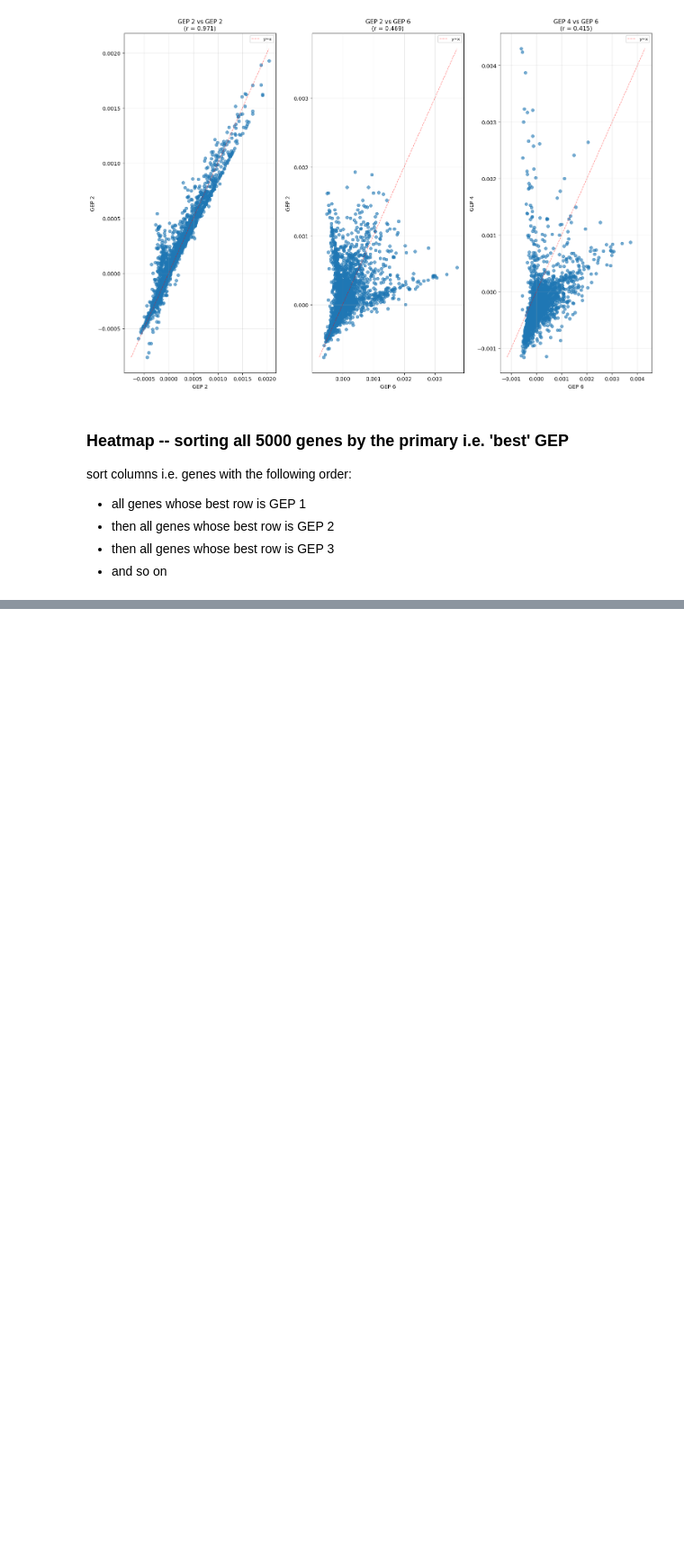
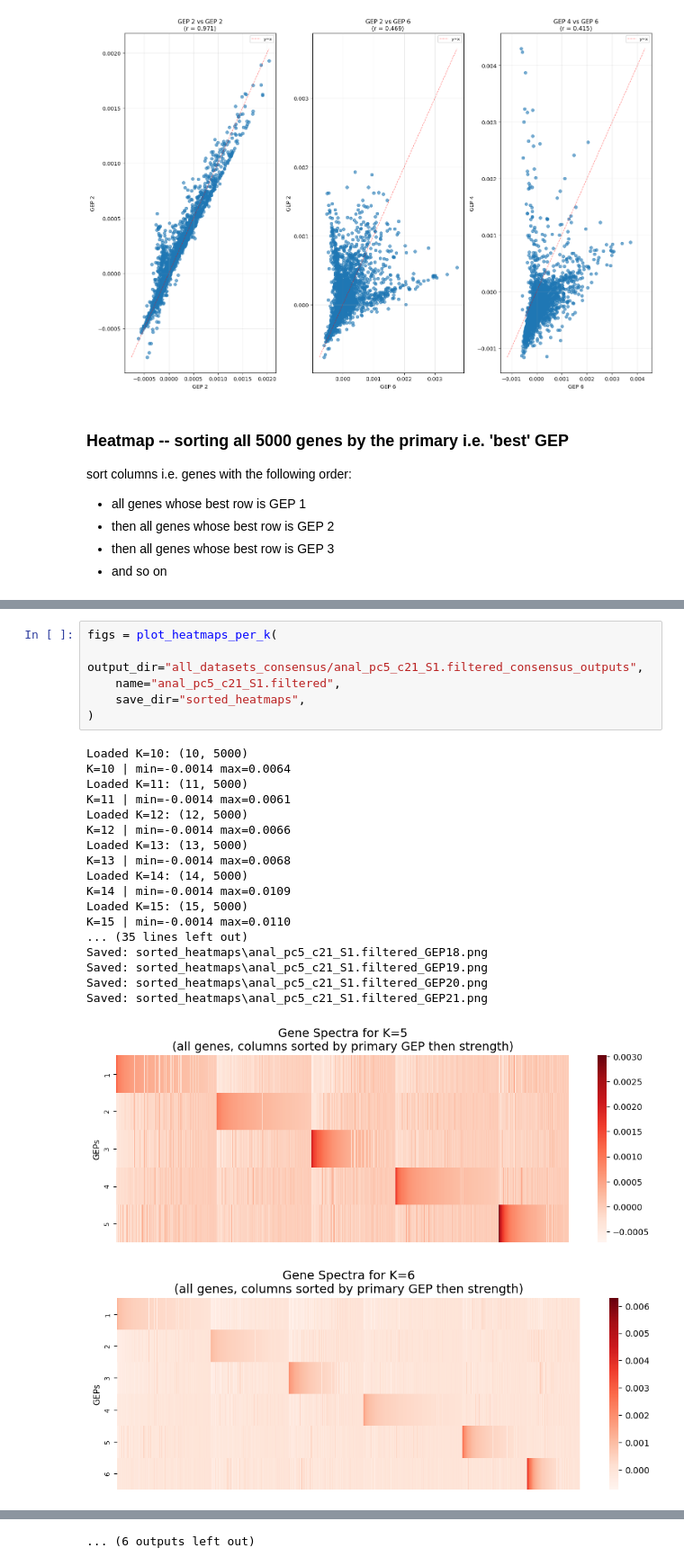
Before and after one commit to sumedhars/dinh-lab-cnmf, a Jupyter notebook: 1_cnmf_result_exploration.ipynb, the cells around one changed output, grey strips where cells are left out. Shown at 90% size. Cells and saved outputs as stored; diff of their text form; blank space fills up the shorter version.

Commit message:
more heatmap stuff :(

```diff
--- a/1_cnmf_result_exploration.ipynb
+++ b/1_cnmf_result_exploration.ipynb
@@ -310,0 +269,26 @@ K=13 | min=-0.0014 max=0.0068
+# %%
+figs = plot_heatmaps_per_k(
+    output_dir="all_datasets_consensus/anal_pc5_c21_S1.filtered_consensus_outputs",
+    name="anal_pc5_c21_S1.filtered",
+    save_dir="sorted_heatmaps",
+)
+# %% [output]
+Loaded K=10: (10, 5000)
+K=10 | min=-0.0014 max=0.0064
+Loaded K=11: (11, 5000)
+K=11 | min=-0.0014 max=0.0061
+Loaded K=12: (12, 5000)
+K=12 | min=-0.0014 max=0.0066
+Loaded K=13: (13, 5000)
+K=13 | min=-0.0014 max=0.0068
+Loaded K=14: (14, 5000)
+K=14 | min=-0.0014 max=0.0109
+Loaded K=15: (15, 5000)
+K=15 | min=-0.0014 max=0.0110
+... (35 lines left out)
+Saved: sorted_heatmaps\anal_pc5_c21_S1.filtered_GEP18.png
+Saved: sorted_heatmaps\anal_pc5_c21_S1.filtered_GEP19.png
+Saved: sorted_heatmaps\anal_pc5_c21_S1.filtered_GEP20.png
+Saved: sorted_heatmaps\anal_pc5_c21_S1.filtered_GEP21.png
+[figure, added]
+[figure, added]
@@ -310,0 +304 @@ K=13 | min=-0.0014 max=0.0068
+... (6 outputs left out)
```
Also changed, not shown: parts of 4 cells of this notebook, 17 other files.
